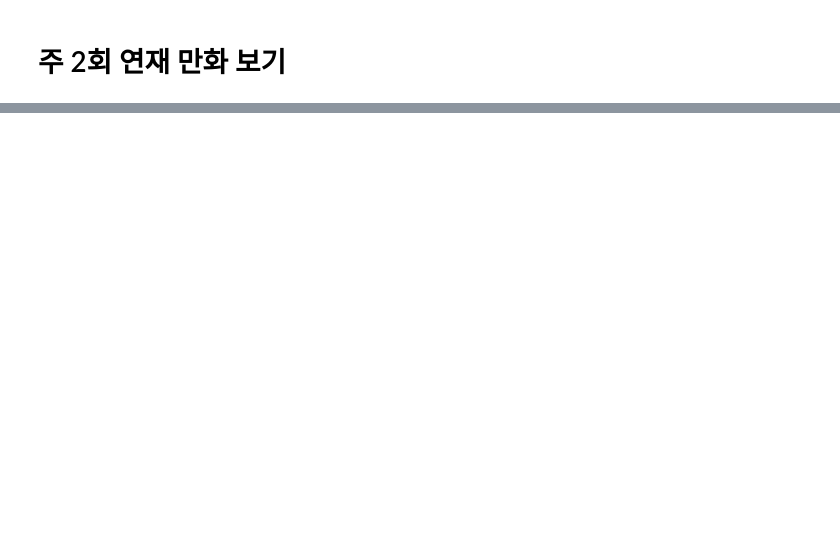
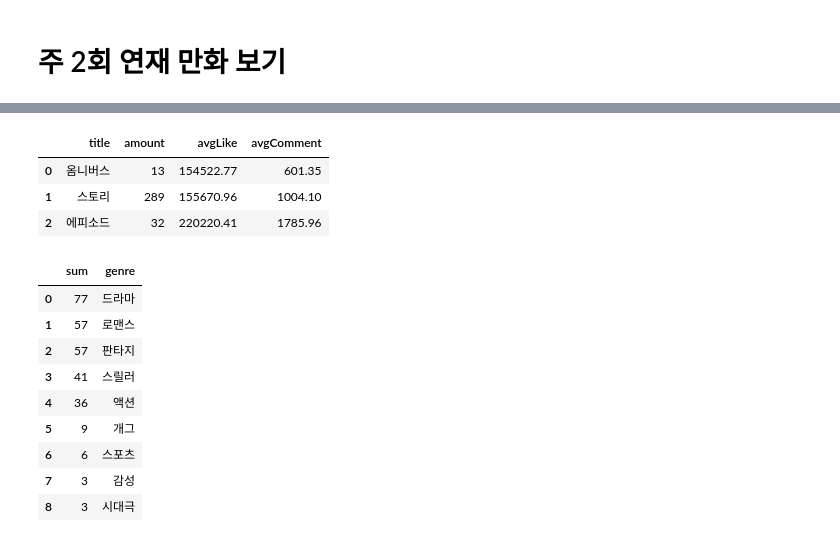
Before and after one commit to 9JIMIN/comic, a Jupyter notebook: test.ipynb, the cells around one changed output, grey strips where cells are left out. Saved outputs shown, nothing was run; the diff lists cells and outputs as text; code cells hidden in the pictures; blank space fills up the shorter version.

```diff
--- a/test.ipynb
+++ b/test.ipynb
@@ -147,0 +250,69 @@ OperationFailure: Unrecognized pipeline stage name: '$expr'
+# %%
+df['avgComment']=avgCommentData['avgComment']
+
+df=df[['title', 'amount', 'avgLike', 'avgComment']]
+df['avgLike']=df['avgLike'].round(2)
+df['avgComment']=df['avgComment'].round(2)
+df
+# %% [output]
+|  | title | amount | avgLike | avgComment |
+| 0 | 옴니버스 | 13 | 154522.77 | 601.35 |
+| 1 | 스토리 | 289 | 155670.96 | 1004.10 |
+| 2 | 에피소드 | 32 | 220220.41 | 1785.96 |
+# %%
+webtoons=db['webtoons']
+
+pipeline=[
+    {
+        '$match': {
+            'genre': '스토리'
+        }
+    }, {
+        '$unwind': {
+            'path': '$genre'
+        }
+    }, {
+        '$group': {
+            '_id': '$genre',
+            'sum': {
+                '$sum': 1
+            }
+        }
+    }, {
+        '$set': {
+            'genre': '$_id'
+        }
+    }, {
+        '$project': {
+            '_id': 0
+        }
+    }, {
+        '$match': {
+            'genre': {
+                '$nin': [
+                    '$genre', '스토리'
+                ]
+            }
+        }
+    }, {
+        '$sort': {
+            'sum': -1
+        }
+    }
+]
+
+plist=list(webtoons.aggregate(pipeline))
+
+s_df=pd.DataFrame(plist)
+s_df
+# %% [output]
+|  | sum | genre |
+| 0 | 77 | 드라마 |
+| 1 | 57 | 로맨스 |
+| 2 | 57 | 판타지 |
+| 3 | 41 | 스릴러 |
+| 4 | 36 | 액션 |
+| 5 | 9 | 개그 |
+| 6 | 6 | 스포츠 |
+| 7 | 3 | 감성 |
+| 8 | 3 | 시대극 |
```
Also changed, not shown: parts of 23 cells of this notebook, 3 other files.
